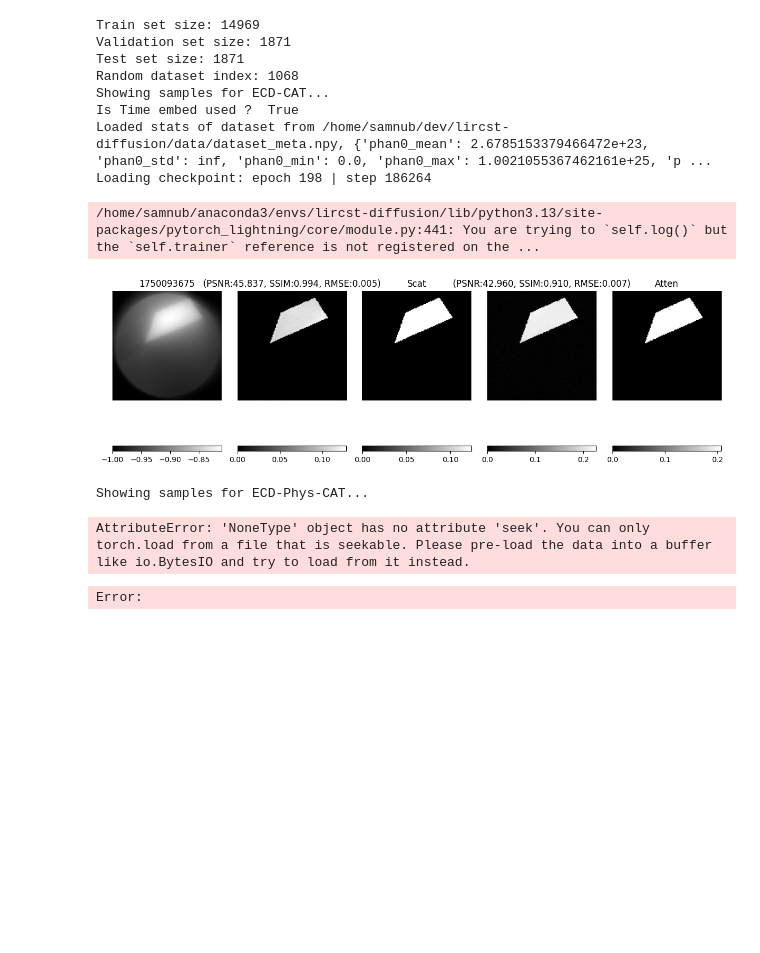
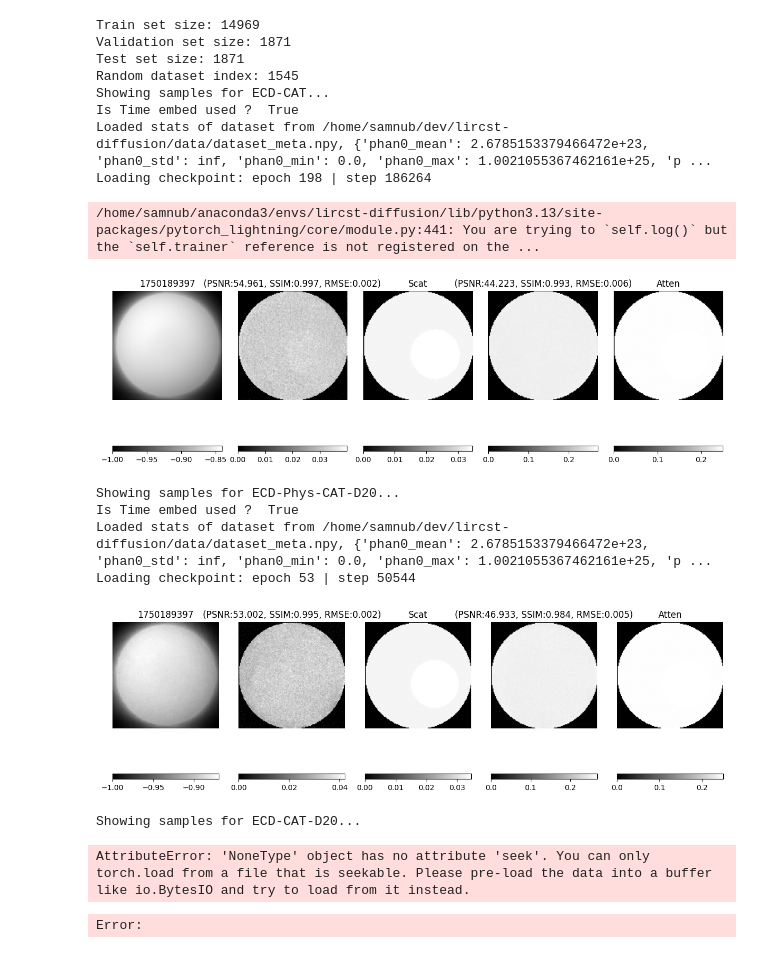
Before and after one commit to samuelnub/lircst-diffusion, a Jupyter notebook: src/infer.ipynb, the cells around one changed output. Drawn from its saved outputs; the diff is of its cells as text; code cells hidden in the pictures; blank space fills up the shorter version.

```diff
--- a/src/infer.ipynb
+++ b/src/infer.ipynb
@@ -21,36 +21,41 @@ def show_samples(model: ECDiffusion, dataset_idx: int|None=None, num_samples=1):
 
     model.loss_evaluation(
         batch=batch_input,
         batch_idx=0,
         to_print=True,
     )
 
-random_idx = np.random.randint(0, len(dataset_test))
+random_idx = 1545# np.random.randint(0, len(dataset_test))
 print(f"Random dataset index: {random_idx}")
 
 for name, model_arg in model_args.items():
     print(f"Showing samples for {name}...")
 
     model = ECDiffusion.load_from_checkpoint(
         get_latest_ckpt(name)[0],
         **model_arg,
         train_dataset=dataset_train,
         valid_dataset=dataset_valid,
         test_dataset=dataset_test,
     ).cuda()
 
     show_samples(model, dataset_idx=random_idx)
 # %% [output]
 Train set size: 14969
 Validation set size: 1871
 Test set size: 1871
-Random dataset index: 1068
+Random dataset index: 1545
 Showing samples for ECD-CAT...
 Is Time embed used ?  True
 Loaded stats of dataset from /home/samnub/dev/lircst-diffusion/data/dataset_meta.npy, {'phan0_mean': 2.6785153379466472e+23, 'phan0_std': inf, 'phan0_min': 0.0, 'phan0_max': 1.0021055367462161e+25, 'p ...
 Loading checkpoint: epoch 198 | step 186264
 /home/samnub/anaconda3/envs/lircst-diffusion/lib/python3.13/site-packages/pytorch_lightning/core/module.py:441: You are trying to `self.log()` but the `self.trainer` reference is not registered on the ...
-[figure, old version]
+[figure, new version]
-Showing samples for ECD-Phys-CAT...
+Showing samples for ECD-Phys-CAT-D20...
+Is Time embed used ?  True
+Loaded stats of dataset from /home/samnub/dev/lircst-diffusion/data/dataset_meta.npy, {'phan0_mean': 2.6785153379466472e+23, 'phan0_std': inf, 'phan0_min': 0.0, 'phan0_max': 1.0021055367462161e+25, 'p ...
+Loading checkpoint: epoch 53 | step 50544
+[figure, added]
-AttributeError: 'NoneType' object has no attribute 'seek'. You can only torch.load from a file that is seekable. Please pre-load the data into a buffer like io.BytesIO and try to load from it instead.
+Showing samples for ECD-CAT-D20...
-Error:
+AttributeError: 'NoneType' object has no attribute 'seek'. You can only torch.load from a file that is seekable. Please pre-load the data into a buffer like io.BytesIO and try to load from it instead.
+Error:
```
Also changed, not shown: 4 other files.
